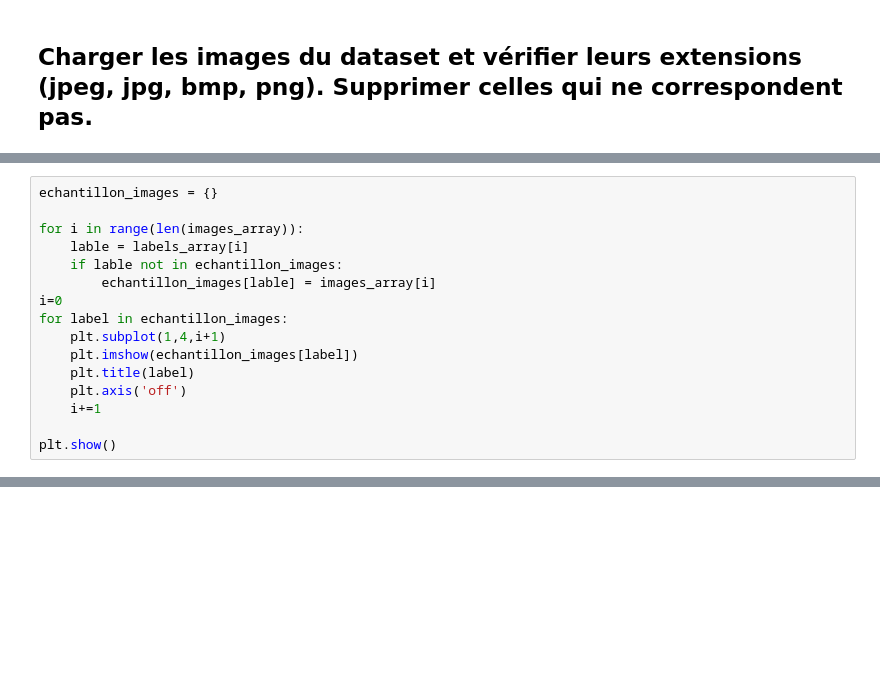
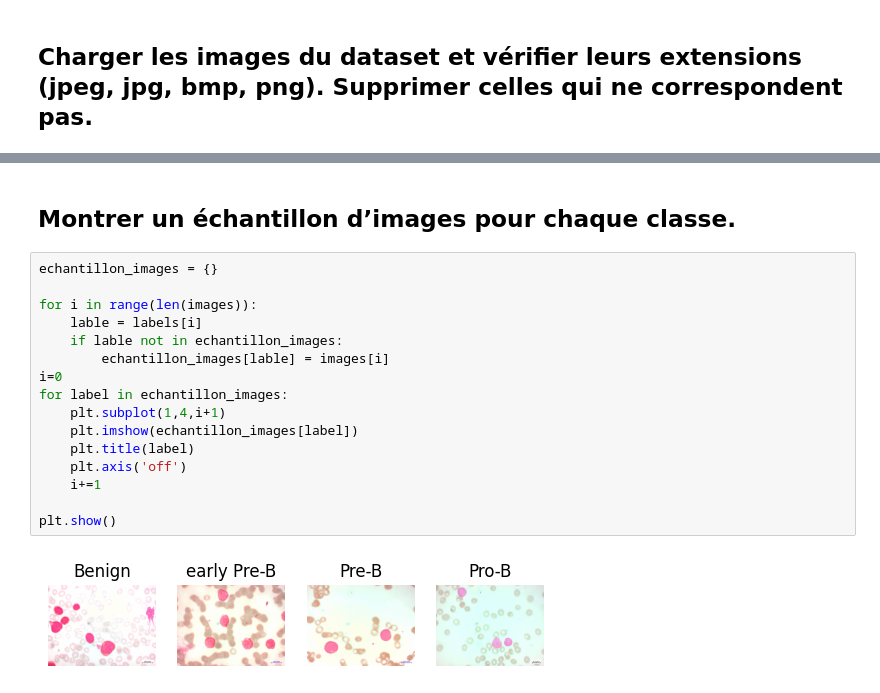
Before and after one commit to bouchta65/Diagnostic_IA_Multimodal_Cancers_Tumeurs_TransferLearning, a Jupyter notebook: src/DEEP-1-data-prep.ipynb, the cells around one changed output, grey strips where cells are left out. Cells and saved outputs as stored; diff of their text form; blank space fills up the shorter version.

Commit message:
Mettre en œuvre des changements de code pour améliorer la fonctionnalité

```diff
--- a/src/DEEP-1-data-prep.ipynb
+++ b/src/DEEP-1-data-prep.ipynb
@@ -44,16 +41,0 @@ Classes : ['Benign', 'early Pre-B', 'Pre-B', 'Pro-B']
-# %%
-echantillon_images = {}
-
-for i in range(len(images_array)):
-    lable = labels_array[i]
-    if lable not in echantillon_images:
-        echantillon_images[lable] = images_array[i]
-i=0
-for label in echantillon_images:
-    plt.subplot(1,4,i+1)
-    plt.imshow(echantillon_images[label])
-    plt.title(label)
-    plt.axis('off')
-    i+=1
-
-plt.show()
@@ -61,0 +58,20 @@ plt.show()
+# %% [markdown]
+## Montrer un échantillon d’images pour chaque classe.
+# %%
+echantillon_images = {}
+
+for i in range(len(images)):
+    lable = labels[i]
+    if lable not in echantillon_images:
+        echantillon_images[lable] = images[i]
+i=0
+for label in echantillon_images:
+    plt.subplot(1,4,i+1)
+    plt.imshow(echantillon_images[label])
+    plt.title(label)
+    plt.axis('off')
+    i+=1
+
+plt.show()
+# %% [output]
+[figure, added]
```
Also changed, not shown: parts of 8 cells of this notebook.
